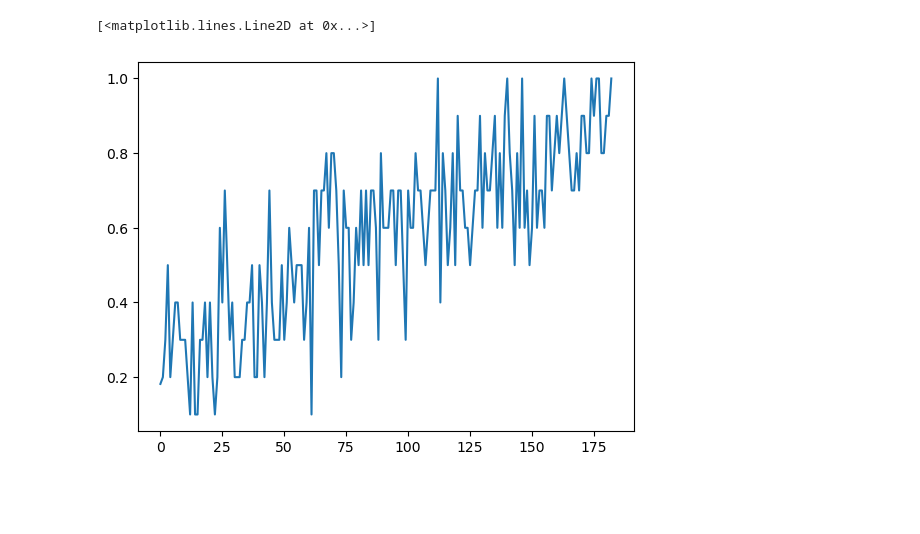
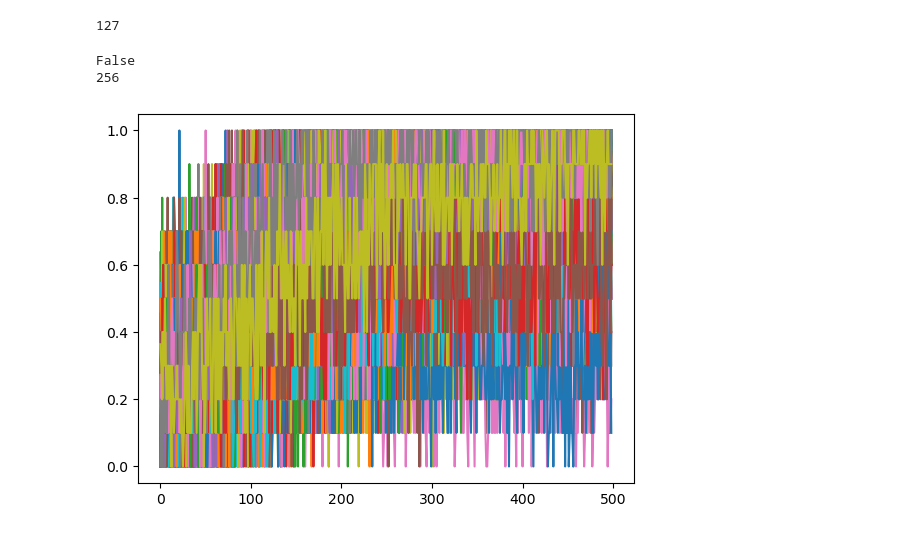
Before and after one commit to daniel-macrae/DRL-Assignment-2023, a Jupyter notebook: Grid Search Results.ipynb, the cells around one changed output. Drawn from its saved outputs; the diff is of its cells as text; code cells hidden in the pictures; blank space fills up the shorter version.

```diff
--- a/Grid Search Results.ipynb
+++ b/Grid Search Results.ipynb
@@ -15,5 +20,29 @@ grid_search_df.head() # shows top 5 rows
-# %%
-plt.plot([0.18181818181818182, 0.2, 0.3, 0.5, 0.2, 0.3, 0.4, 0.4, 0.3, 0.3, 0.3, 0.2, 0.1, 0.4, 0.1, 0.1, 0.3, 0.3, 0.4, 0.2, 0.4, 0.2, 0.1, 0.2, 0.6, 0.4, 0.7, 0.5, 0.3, 0.4, 0.2, 0.2, 0.2, 0.3, 0.3, 0.4, 0.4, 0.5, 0.2, 0.2, 0.5, 0.4, 0.2, 0.4, 0.7, 0.4, 0.3, 0.3, 0.3, 0.5, 0.3, 0.4, 0.6, 0.5, 0.4, 0.5, 0.5, 0.5, 0.3, 0.4, 0.6, 0.1, 0.7, 0.7, 0.5, 0.7, 0.7, 0.8, 0.6, 0.8, 0.8, 0.7, 0.5, 0.2, 0.7, 0.6, 0.6, 0.3, 0.4, 0.6, 0.5, 0.7, 0.5, 0.7, 0.5, 0.7, 0.7, 0.6, 0.3, 0.8, 0.6, 0.6, 0.6, 0.7, 0.7, 0.5, 0.7, 0.7, 0.5, 0.3, 0.7, 0.6, 0.6, 0.8, 0.7, 0.7, 0.6, 0.5, 0.6, 0.7, 0.7, 0.7, 1.0, 0.4, 0.8, 0.7, 0.5, 0.6, 0.8, 0.5, 0.9, 0.7, 0.7, 0.6, 0.6, 0.5, 0.6, 0.7, 0.7, 0.9, 0.6, 0.8, 0.7, 0.7, 0.8, 0.9, 0.6, 0.8, 0.6, 0.9, 1.0, 0.8, 0.7, 0.5, 0.8, 0.6, 1.0, 0.6, 0.7, 0.5, 0.6, 0.9, 0.6, 0.7, 0.7, 0.6, 0.9, 0.9, 0.7, 0.8, 0.9, 0.8, 0.9, 1.0, 0.9, 0.8, 0.7, 0.7, 0.8, 0.7, 0.9, 0.9, 0.8, 0.8, 1.0, 0.9, 1.0, 1.0, 0.8, 0.8, 0.9, 0.9, 1.0])
-# %% [output]
-[<matplotlib.lines.Line2D at 0x...>]
-[figure, removed]
+# %%
+len(df_strict2)
+# %% [output]
+127
+# %%
+import os
+
+#RESULTS_DATAFRAME = pd.read_excel('Strict_search_0.xlsx')
+
+output_filename = 'Strict_search_2.xlsx'
+
+try:
+    RESULTS_DATAFRAME = pd.read_excel(output_filename)
+    RESULTS_DATAFRAME.loc[len(RESULTS_DATAFRAME)+1] = RESULTS_DATAFRAME.loc[10]
+except:
+    RESULTS_DATAFRAME.loc[0] = RESULTS_DATAFRAME.loc[10]
+    output_filename = 'grid_backup.xlsx'
+
+print(len(RESULTS_DATAFRAME))
+
+RESULTS_DATAFRAME.to_excel(output_filename) # saves on every iteration (in case this takes long, or crashes, we can still pull the results out)
+# %% [output]
+False
+256
+# %%
+for i, row in df_strict.iterrows():
+    plt.plot(row['avgRewards'])
+# %% [output]
+[figure, added]
```
Also changed, not shown: parts of 7 cells of this notebook, 14 other files.
